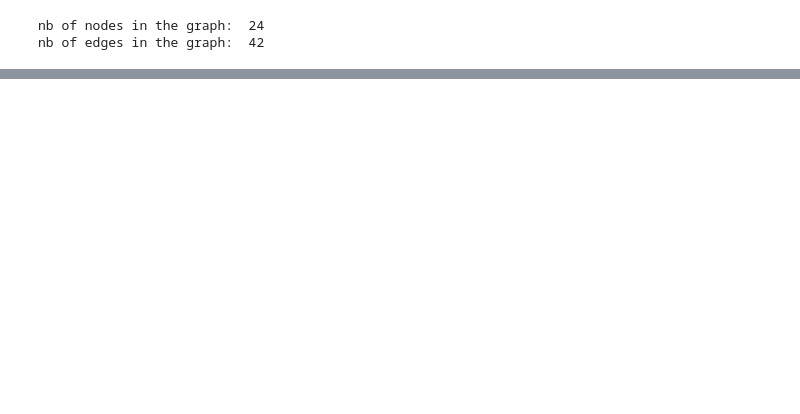
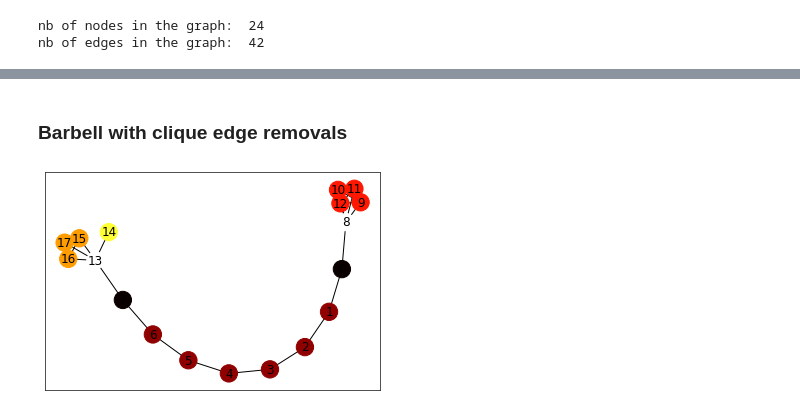
Before and after one commit to foxjas/pytorch_geometric, a Jupyter notebook: generator/generator_experiments.ipynb, the cells around one changed output, grey strips where cells are left out. Drawn from its saved outputs; the diff is of its cells as text; code cells hidden in the pictures; blank space fills up the shorter version.

```diff
--- a/generator/generator_experiments.ipynb
+++ b/generator/generator_experiments.ipynb
@@ -52,0 +44,18 @@ nb of edges in the graph:  42
+# %% [markdown]
+### Barbell with clique edge removals ###
+# %%
+width_basis = 8
+basis_type = string
+nb_shapes = 2
+
+shape_size = 5
+opt_args1 = {"nb_to_remove": 0}
+opt_args2 = {"nb_to_remove": 3}
+list_shapes = [[clique,[shape_size], opt_args1], [clique,[shape_size], opt_args2]]
+
+plugins = [0, 7]
+G, communities, plugins, role_id = build_structure(width_basis, basis_type, list_shapes, start=0,
+                            rdm_basis_plugins =False, custom_plugins=plugins,
+                            plot=True, savefig=False)
+# %% [output]
+[figure, added]
```
Also changed, not shown: parts of 6 cells of this notebook, 2 other files.
